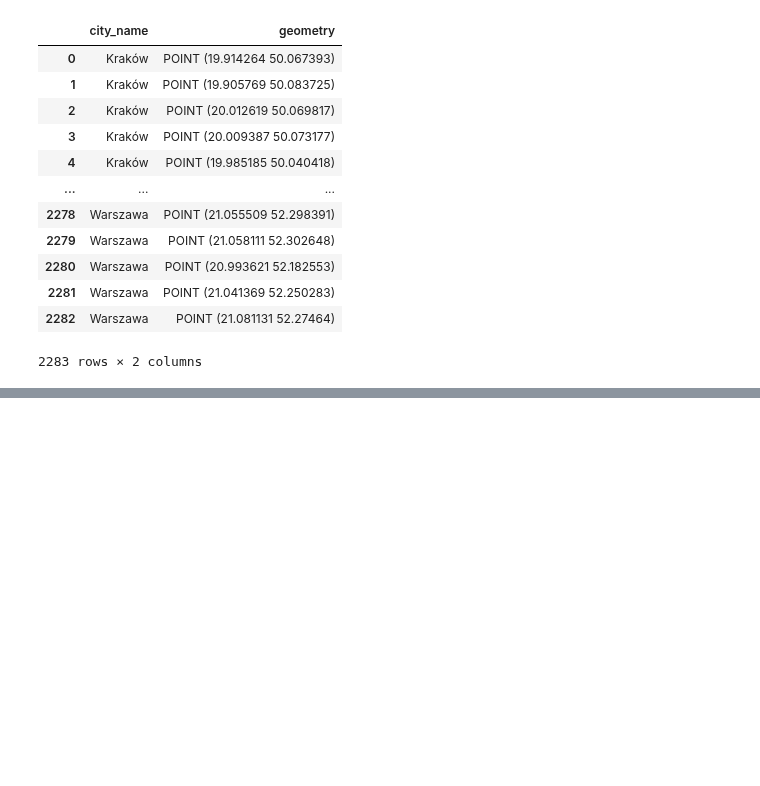
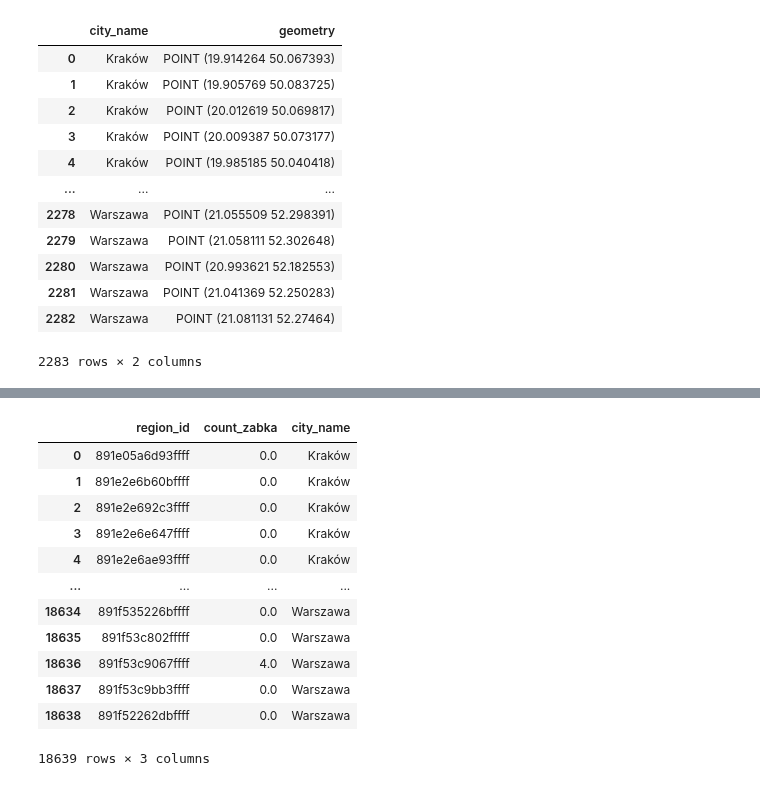
Before and after one commit to StaszekM/gradient, a Jupyter notebook: notebooks/best_models_test.ipynb, the cells around one changed output, grey strips where cells are left out. Drawn from its saved outputs; the diff is of its cells as text; code cells hidden in the pictures; blank space fills up the shorter version.

```diff
--- a/notebooks/best_models_test.ipynb
+++ b/notebooks/best_models_test.ipynb
@@ -392,0 +434,7 @@ ValueError: Features must have a geometry column.
+# %%
+df = pd.DataFrame(columns=['h3_id', 'count_zabka', 'city_name'])
+for City in ['Kraków', 'Poznań', 'Szczecin', 'Wrocław', 'Warszawa']:
+    gdf_city = gdf[gdf['city'] == City]
+    zprdf =zabka_per_region(City, gdf_city)
+    zprdf['city_name'] = City
+    df = pd.concat([df, zprdf], ignore_index=True)
@@ -392,0 +477,16 @@ ValueError: Features must have a geometry column.
+# %%
+df
+# %% [output]
+|  | region_id | count_zabka | city_name |
+| 0 | 891e05a6d93ffff | 0.0 | Kraków |
+| 1 | 891e2e6b60bffff | 0.0 | Kraków |
+| 2 | 891e2e692c3ffff | 0.0 | Kraków |
+| 3 | 891e2e6e647ffff | 0.0 | Kraków |
+| 4 | 891e2e6ae93ffff | 0.0 | Kraków |
+| ... | ... | ... | ... |
+| 18634 | 891f535226bffff | 0.0 | Warszawa |
+| 18635 | 891f53c802fffff | 0.0 | Warszawa |
+| 18636 | 891f53c9067ffff | 4.0 | Warszawa |
+| 18637 | 891f53c9bb3ffff | 0.0 | Warszawa |
+| 18638 | 891f52262dbffff | 0.0 | Warszawa |
+18639 rows × 3 columns
```
Also changed, not shown: parts of 10 cells of this notebook, 1 other file.
